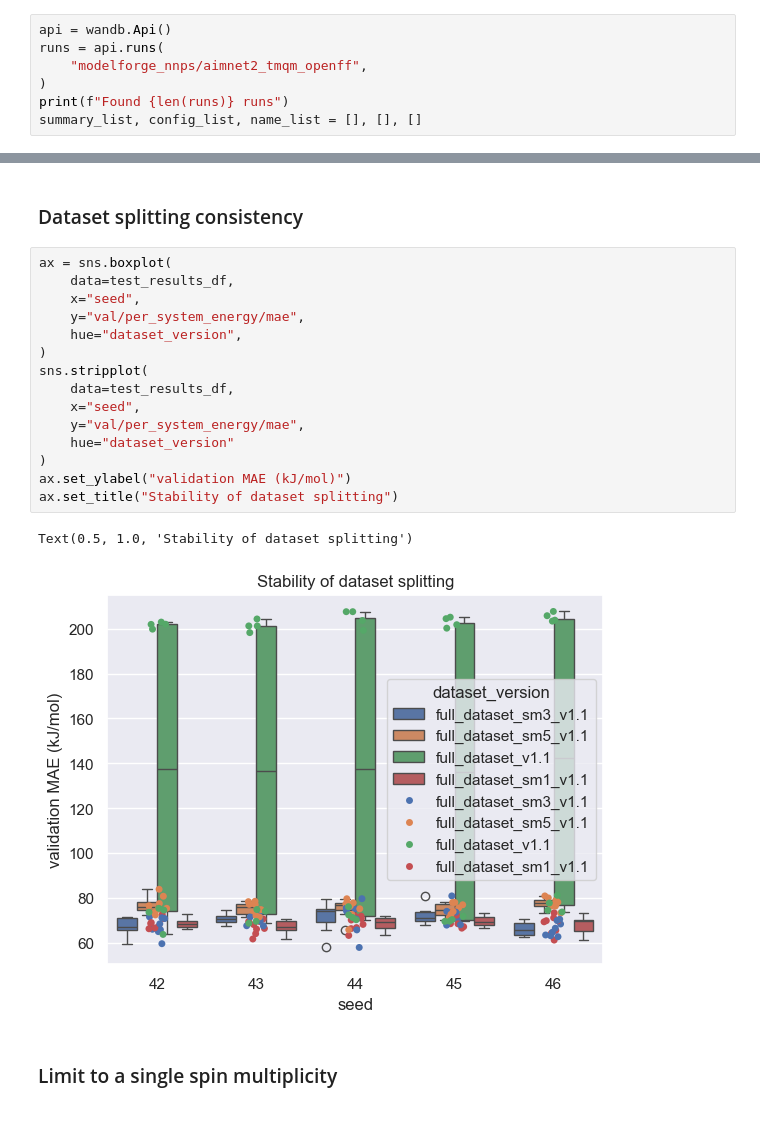
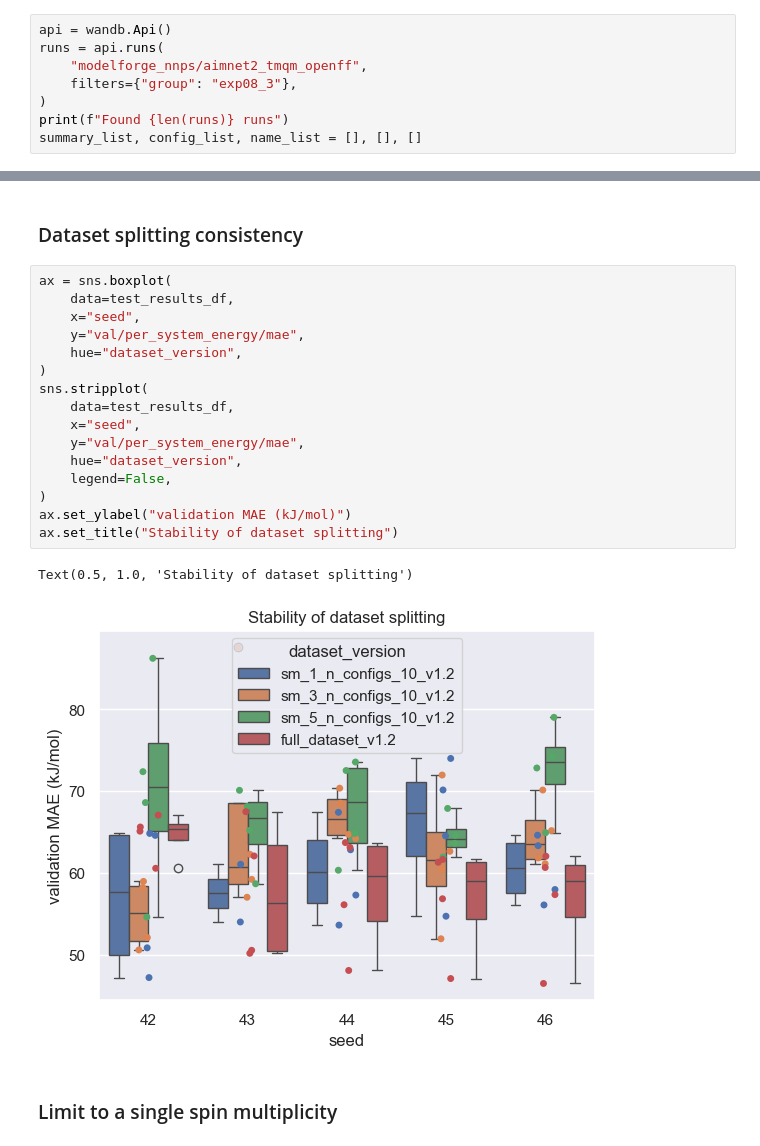
Before and after one commit to MarshallYan/modelforge-experiments, a Jupyter notebook: analysis/aimnet2_tmqm_openff.ipynb, the cells around one changed output, grey strips where cells are left out. Saved outputs shown, nothing was run; the diff lists cells and outputs as text.

```diff
--- a/analysis/aimnet2_tmqm_openff.ipynb
+++ b/analysis/aimnet2_tmqm_openff.ipynb
@@ -27,6 +28,7 @@ sns.set_context("notebook")
 api = wandb.Api()
 runs = api.runs(
     "modelforge_nnps/aimnet2_tmqm_openff",
+    filters={"group": "exp08_3"},
 )
 print(f"Found {len(runs)} runs")
 summary_list, config_list, name_list = [], [], []
@@ -152,21 +155,22 @@ sns.set_context("notebook")
 # %%
 ax = sns.boxplot(
     data=test_results_df,
     x="seed",
     y="val/per_system_energy/mae",
     hue="dataset_version",
 )
 sns.stripplot(
     data=test_results_df,
     x="seed",
     y="val/per_system_energy/mae",
-    hue="dataset_version"
+    hue="dataset_version",
+    legend=False,
 )
 ax.set_ylabel("validation MAE (kJ/mol)")
 ax.set_title("Stability of dataset splitting")
 # %% [output]
 Text(0.5, 1.0, 'Stability of dataset splitting')
-[figure, old version]
+[figure, new version]
 # %% [markdown]
 ### Limit to a single spin multiplicity
 # %%
```
Also changed, not shown: parts of 24 cells of this notebook, 5 other files.
